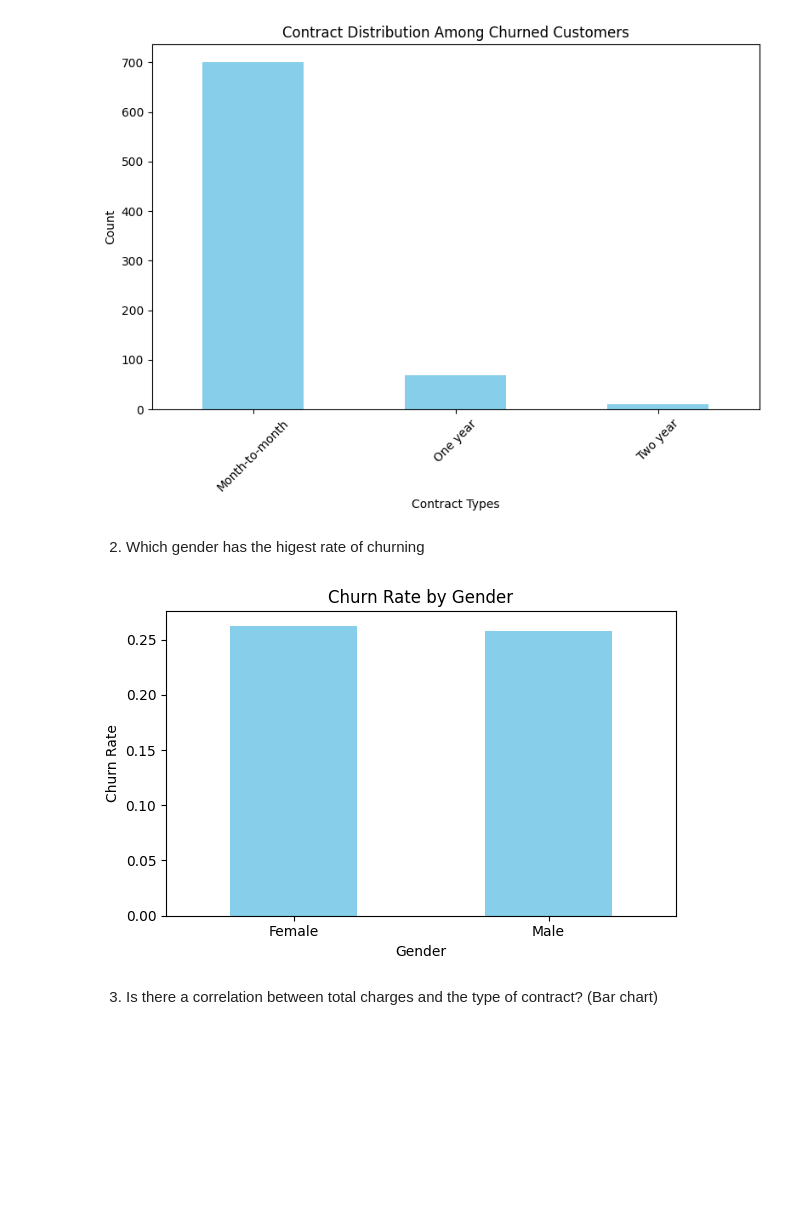
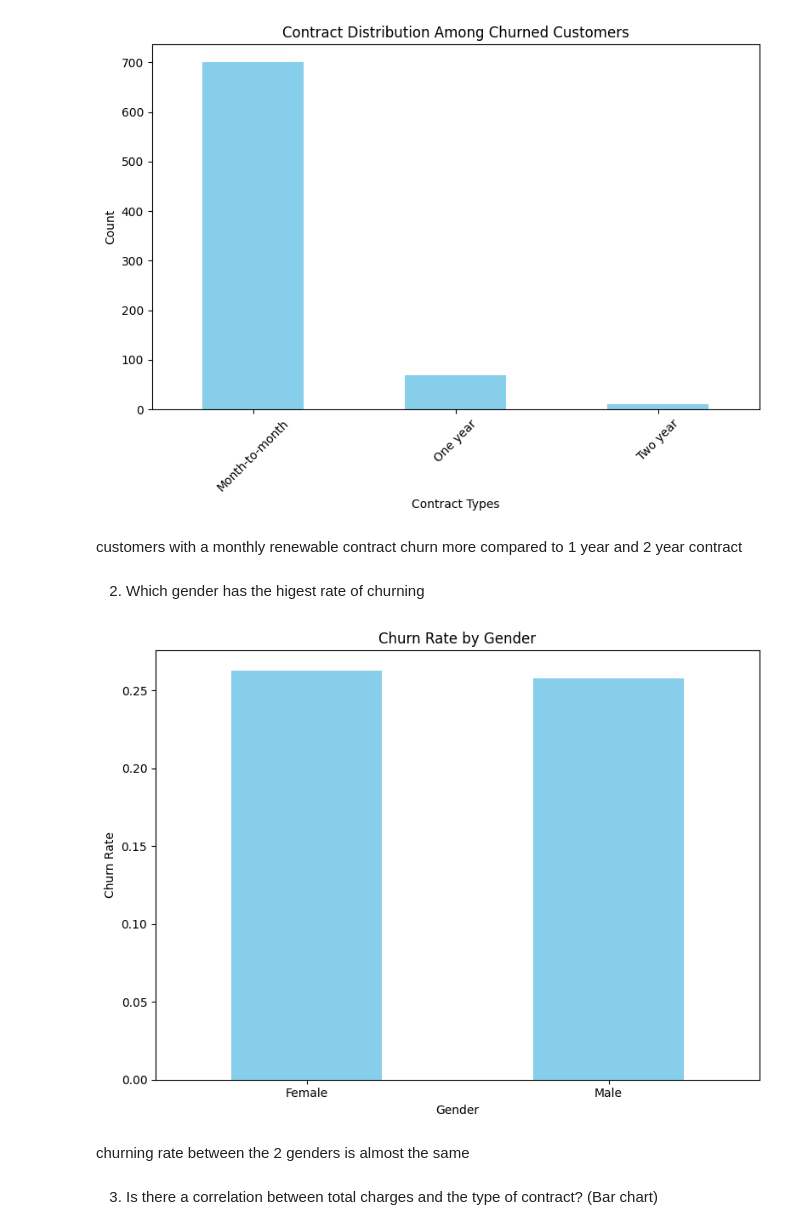
Before and after one commit to analystdee/lp2_customer_churn_prediction, a Jupyter notebook: file.ipynb, the cells around one changed output. Drawn from its saved outputs; the diff is of its cells as text; code cells hidden in the pictures; blank space fills up the shorter version.

```diff
--- a/file.ipynb
+++ b/file.ipynb
@@ -377,24 +526,29 @@ plt.tight_layout()
 plt.show()
 # %% [output]
 [figure]
+# %% [markdown]
+customers with a monthly renewable contract churn more compared to 1 year and 2 year contract
 # %% [markdown]
 2. Which gender has the higest rate of churning
 # %%
 
 # Calculate churn rates by gender
 churn_rates = data1.groupby('gender')['Churn'].value_counts(normalize=True).loc[:, True]
 
 # Create a bar plot for churn rates by gender
-plt.figure(figsize=(6, 4))
+plt.figure(figsize=(8, 6))
 churn_rates.plot(kind='bar', color='skyblue')
 plt.title('Churn Rate by Gender')
 plt.xlabel('Gender')
 plt.ylabel('Churn Rate')
 plt.xticks(rotation=0)
+
 plt.tight_layout()
 plt.show()
 # %% [output]
-[figure, old version]
+[figure, new version]
+# %% [markdown]
+churning rate between the 2 genders is almost the same
 # %% [markdown]
 3. Is there a correlation between total charges and the type of contract? (Bar chart)
 # %%
```
Also changed, not shown: parts of 46 cells of this notebook.
